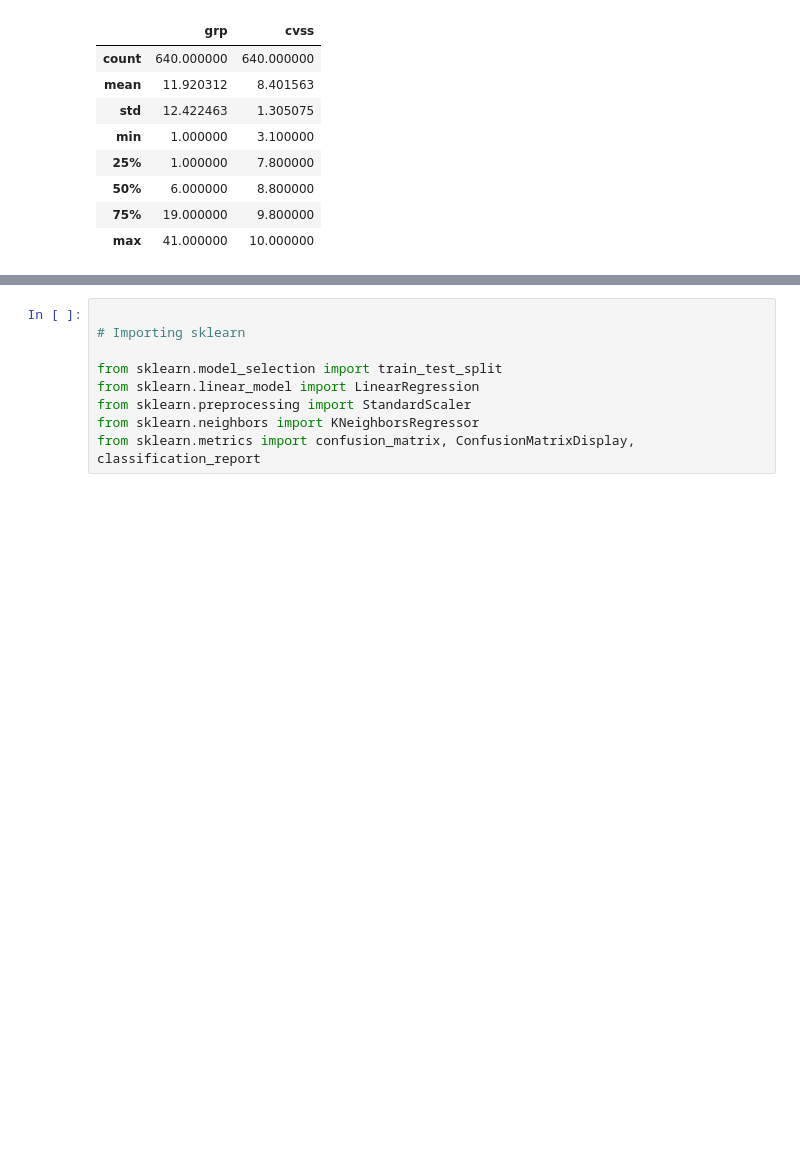
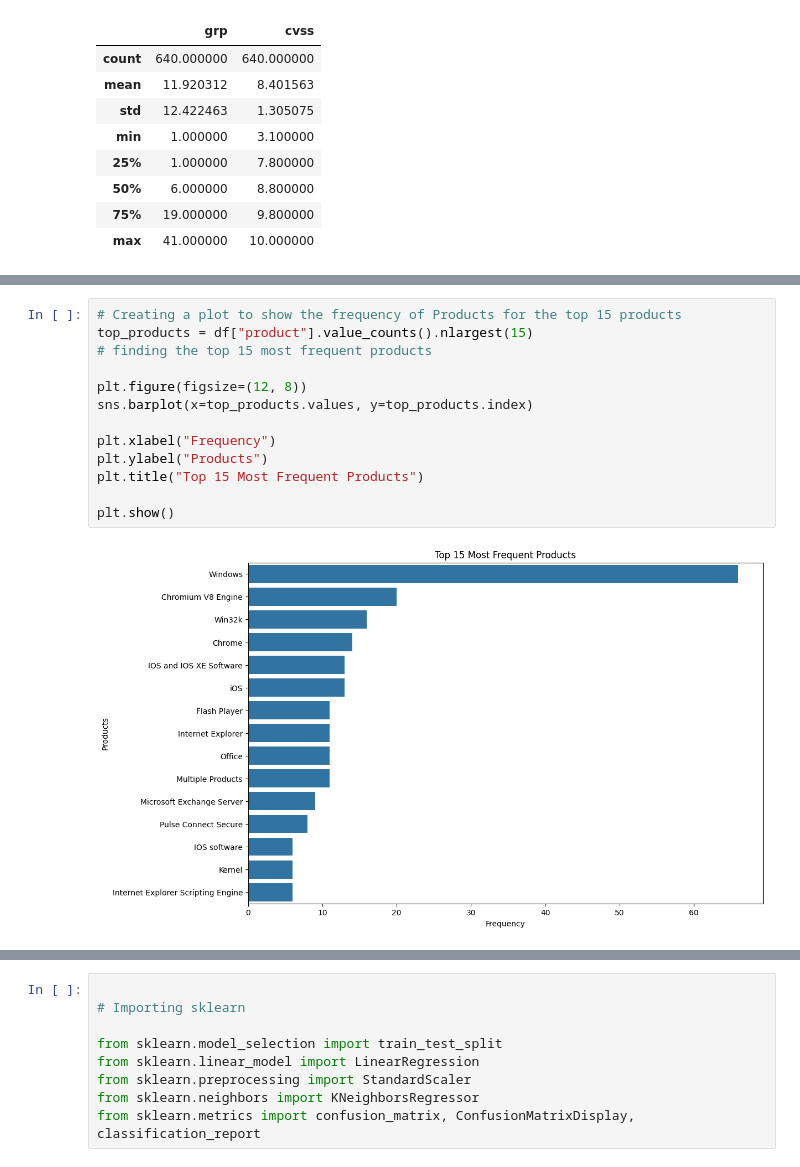
Before and after one commit to S10241798/AITT, a Jupyter notebook: AITT Assignment.ipynb, the cells around one changed output, grey strips where cells are left out. Saved outputs shown, nothing was run; the diff lists cells and outputs as text; blank space fills up the shorter version.

```diff
--- a/AITT Assignment.ipynb
+++ b/AITT Assignment.ipynb
@@ -151,0 +212,15 @@ dtype: object
+# %%
+# Creating a plot to show the frequency of Products for the top 15 products
+top_products = df["product"].value_counts().nlargest(15)
+# finding the top 15 most frequent products
+
+plt.figure(figsize=(12, 8))
+sns.barplot(x=top_products.values, y=top_products.index)
+
+plt.xlabel("Frequency")
+plt.ylabel("Products")
+plt.title("Top 15 Most Frequent Products")
+
+plt.show()
+# %% [output]
+[figure, added]
```
Also changed, not shown: parts of 13 cells of this notebook.
